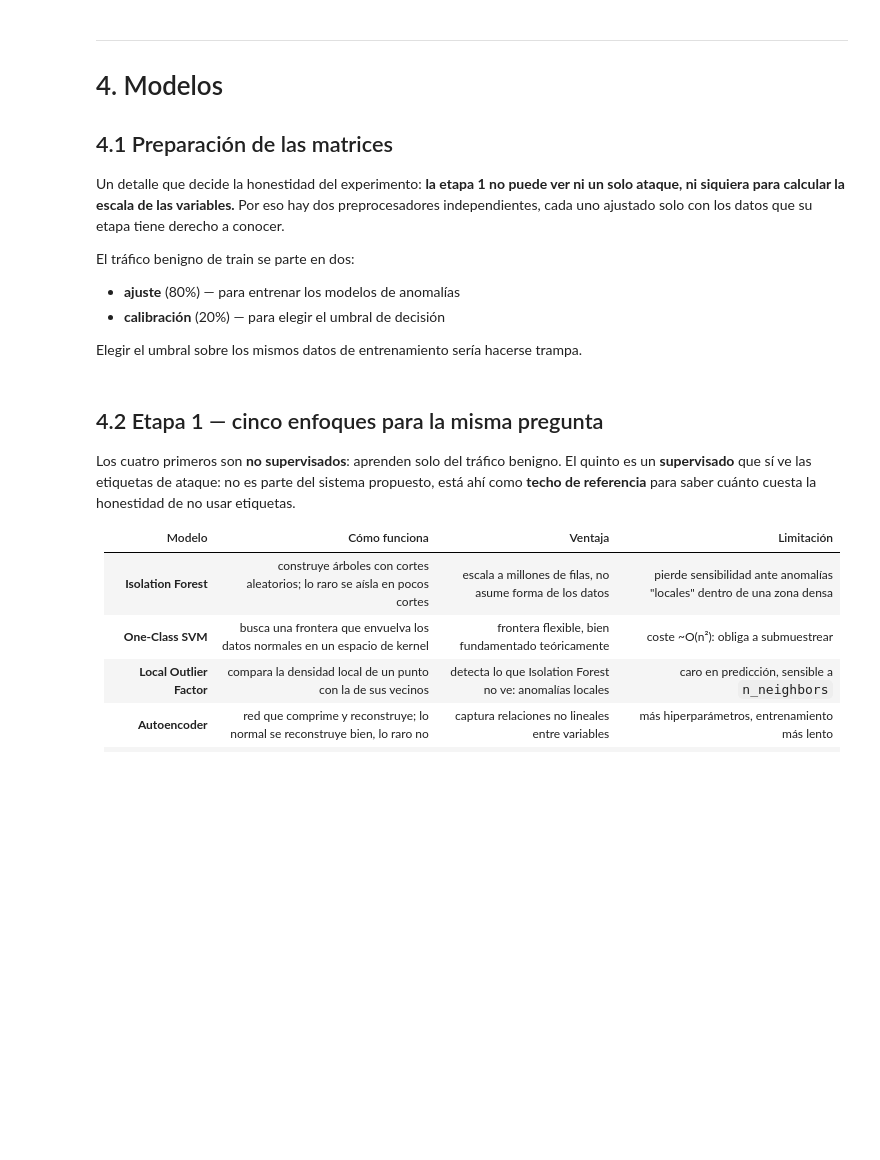
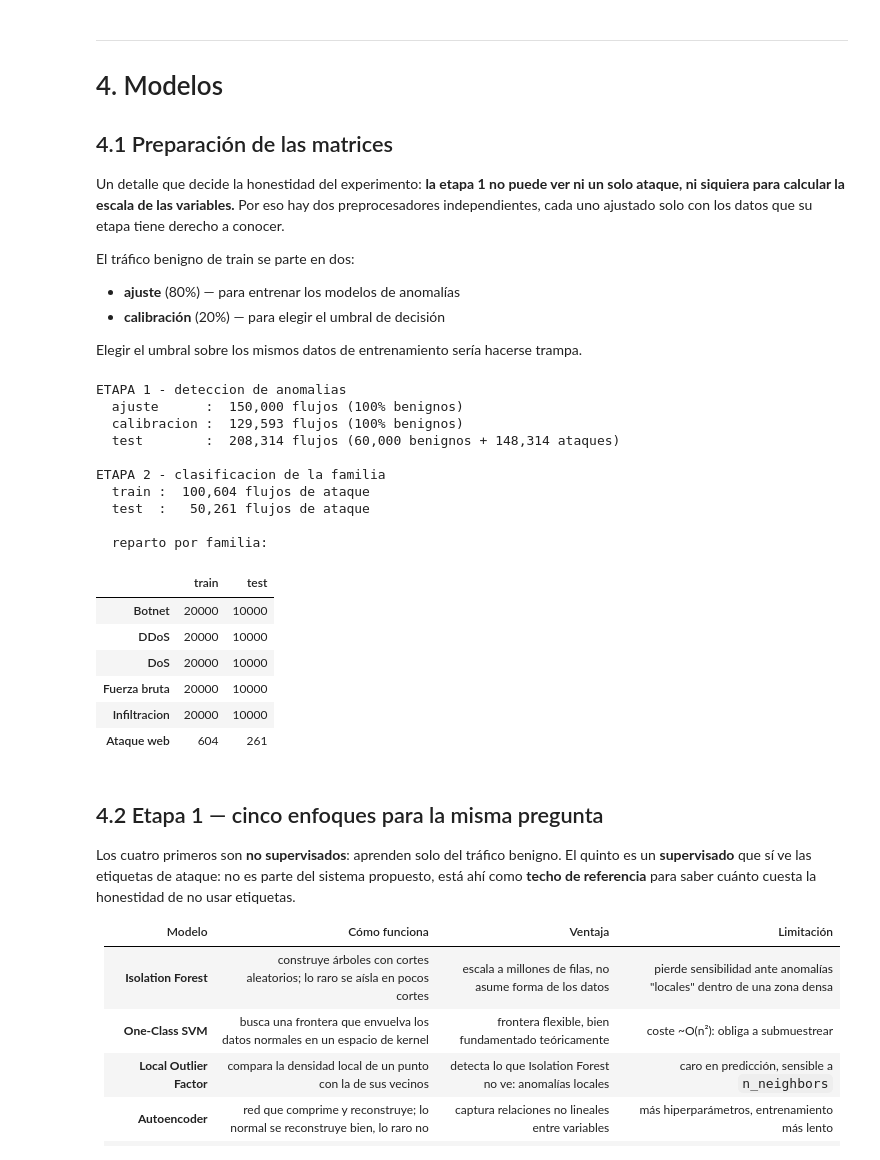
Before and after one commit to brandoeci/proyecto-ml-ids, a Jupyter notebook: notebooks/proyecto_ids.ipynb, the cells around one changed output. Drawn from its saved outputs; the diff is of its cells as text; code cells hidden in the pictures; blank space fills up the shorter version.

```diff
--- a/notebooks/proyecto_ids.ipynb
+++ b/notebooks/proyecto_ids.ipynb
@@ -825,9 +1004,11 @@ pre_e1 = Pipeline([
     ("log", FunctionTransformer(log_con_signo, feature_names_out="one-to-one")),
     ("escalar", StandardScaler()),
 ])
-Xe1_ajuste = pre_e1.fit_transform(ben_ajuste[VARIABLES])      # SOLO benignos
-Xe1_calib = pre_e1.transform(ben_calib[VARIABLES])
-Xe1_test = pre_e1.transform(te_e1[VARIABLES])
+# float32 y no float64: la mitad de memoria y ninguna diferencia practica en
+# datos que vienen de contadores de red. En un portatil de 16 GB esto importa.
+Xe1_ajuste = pre_e1.fit_transform(ben_ajuste[VARIABLES]).astype(np.float32)   # SOLO benignos
+Xe1_calib = pre_e1.transform(ben_calib[VARIABLES]).astype(np.float32)
+Xe1_test = pre_e1.transform(te_e1[VARIABLES]).astype(np.float32)
 ye1_test = te_e1["es_ataque"].to_numpy()
 
 print("ETAPA 1 - deteccion de anomalias")
@@ -844,35 +1025,58 @@ def submuestra_estratificada(datos, n, col="familia", semilla=cfg.SEMILLA):
     Reparto equitativo por clase (n / numero de clases) con piso de 50 filas: asi
     las familias diminutas sobreviven y las enormes no se comen la muestra.
     """
     if len(datos) <= n:
         return datos
     n_clases = datos[col].nunique()
     return muestrear_por_grupo(datos, n // n_clases, col=col, minimo=50, semilla=semilla)
 
 
 ataques_tr = tr[tr["es_ataque"] == 1]
 ataques_te = te[te["es_ataque"] == 1]
 
 e2_tr = submuestra_estratificada(ataques_tr, cfg.N_E2_TRAIN)
 e2_te = submuestra_estratificada(ataques_te, cfg.N_E2_TEST)
 
 pre_e2 = Pipeline([
     ("imputar", SimpleImputer(strategy="median")),
     ("escalar", QuantileTransformer(output_distribution="normal", n_quantiles=1000,
                                     random_state=cfg.SEMILLA, subsample=200_000)),
 ])
-Xe2_tr = pre_e2.fit_transform(e2_tr[VARIABLES])
-Xe2_te = pre_e2.transform(e2_te[VARIABLES])
+Xe2_tr = pre_e2.fit_transform(e2_tr[VARIABLES]).astype(np.float32)
+Xe2_te = pre_e2.transform(e2_te[VARIABLES]).astype(np.float32)
 ye2_tr = e2_tr["familia"].to_numpy()
 ye2_te = e2_te["familia"].to_numpy()
+
+# Las copias intermedias del DataFrame ya cumplieron: `tr` y `te` juntas pesan
+# casi tanto como `df`. Se liberan antes de entrenar, que es donde mas aprieta.
+del tr, te, te_ataques, te_benignos, benigno_tr
+gc.collect()
 
 print("\nETAPA 2 - clasificacion de la familia")
 print(f"  train : {Xe2_tr.shape[0]:>8,} flujos de ataque")
 print(f"  test  : {Xe2_te.shape[0]:>8,} flujos de ataque")
 print("\n  reparto por familia:")
 rep = pd.DataFrame({"train": pd.Series(ye2_tr).value_counts(),
                     "test": pd.Series(ye2_te).value_counts()}).fillna(0).astype(int)
 display(rep)
+# %% [output]
+ETAPA 1 - deteccion de anomalias
+  ajuste      :  150,000 flujos (100% benignos)
+  calibracion :  129,593 flujos (100% benignos)
+  test        :  208,314 flujos (60,000 benignos + 148,314 ataques)
+
+ETAPA 2 - clasificacion de la familia
+  train :  100,604 flujos de ataque
+  test  :   50,261 flujos de ataque
+
+  reparto por familia:
+|  | train | test |
+| Botnet | 20000 | 10000 |
+| DDoS | 20000 | 10000 |
+| DoS | 20000 | 10000 |
+| Fuerza bruta | 20000 | 10000 |
+| Infiltracion | 20000 | 10000 |
+| Ataque web | 604 | 261 |
 # %% [markdown]
 ## 4.2 Etapa 1 — cinco enfoques para la misma pregunta
 
```
Also changed, not shown: parts of 47 cells of this notebook, 19 other files.
